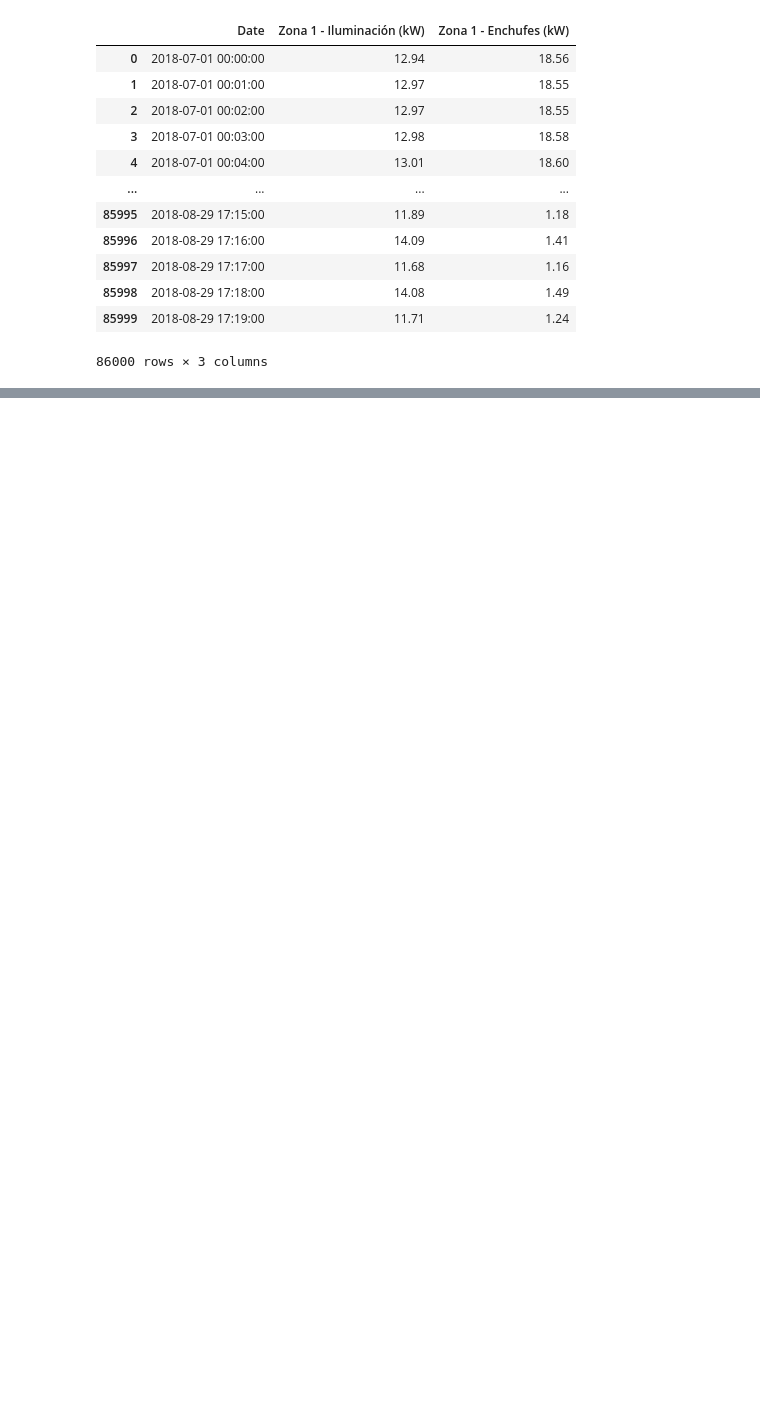
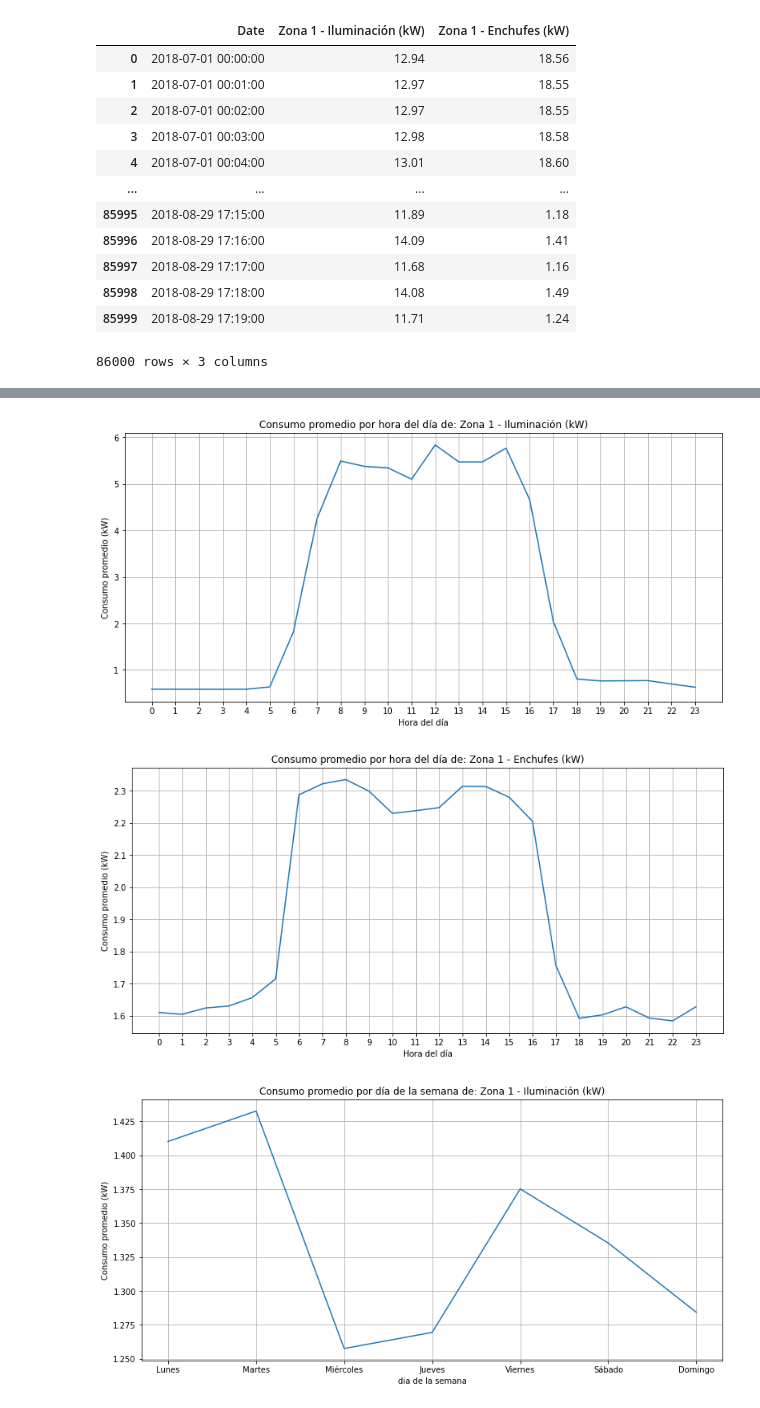
Before and after one commit to DarkSpartan345/Ciencia-de-datos-Energeticos, a Jupyter notebook: Untitled.ipynb, the cells around one changed output, grey strips where cells are left out. Saved outputs shown, nothing was run; the diff lists cells and outputs as text; code cells hidden in the pictures; blank space fills up the shorter version.

```diff
--- a/Untitled.ipynb
+++ b/Untitled.ipynb
@@ -157,0 +193,6 @@ MainPlotting(MeanZ4)
+# %%
+MainPlotting(varZ1,False)
+# %% [output]
+[figure, added]
+[figure, added]
+[figure, added]
```
Also changed, not shown: parts of 15 cells of this notebook.
